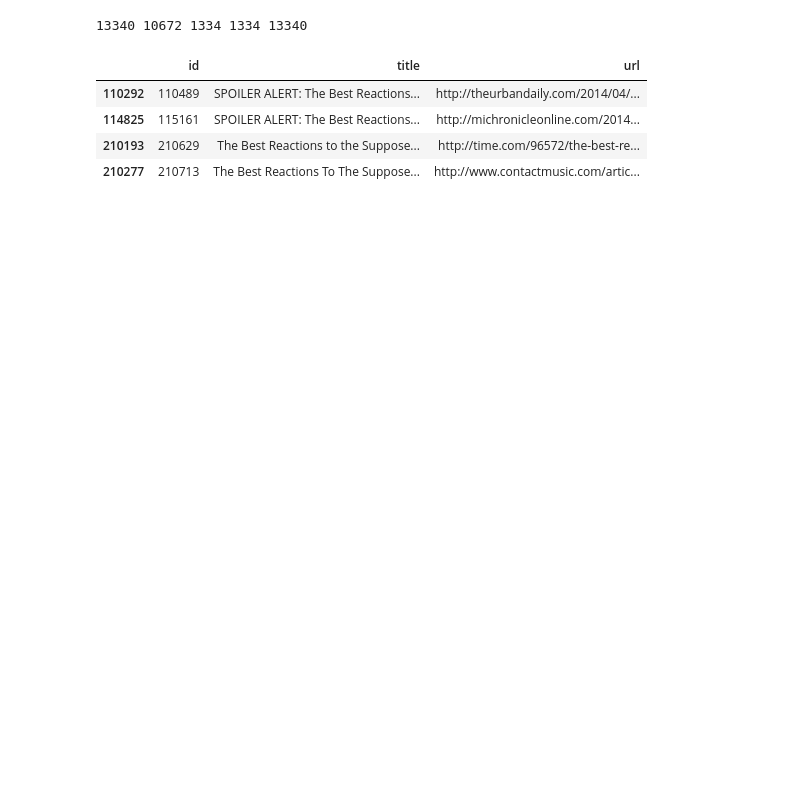
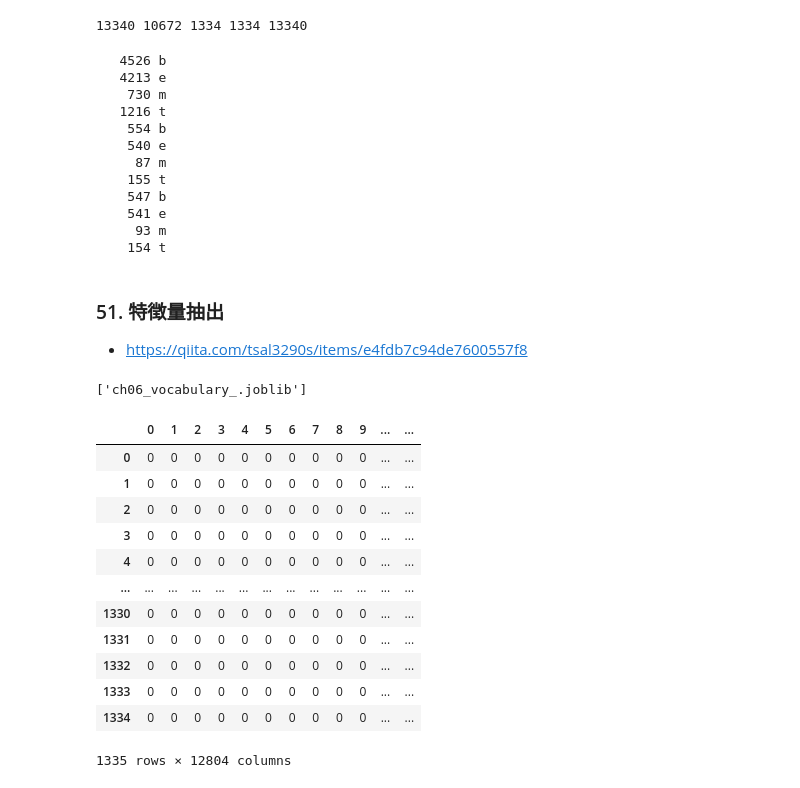
Before and after one commit to marzg510/mynlp100py, a Jupyter notebook: ch06.ipynb, the cells around one changed output. Cells and saved outputs as stored; diff of their text form; code cells hidden in the pictures; blank space fills up the shorter version.

```diff
--- a/ch06.ipynb
+++ b/ch06.ipynb
@@ -66,14 +54,62 @@ test_df[["category","title"]].to_csv('test.txt',sep='\t',index=False,header=Fals
 
 #train_df["category"].unique()
 #train_df.query("title.str.contains('The Best Reactions')",engine='python')[["id","title","url"]]
-df_org.query("title.str.contains('The Best Reactions')",engine='python')[["id","title","url"]]
+#df_org.query("title.str.contains('The Best Reactions')",engine='python')[["id","title","url"]]
 
-#!cat train.txt | cut -f 1 | sort | uniq -c
-#!cat valid.txt | cut -f 1 | sort | uniq -c
-#!cat test.txt | cut -f 1 | sort | uniq -c
+!cat train.txt | cut -f 1 | sort | uniq -c
+!cat valid.txt | cut -f 1 | sort | uniq -c
+!cat test.txt | cut -f 1 | sort | uniq -c
 # %% [output]
-|  | id | title | url |
-| 110292 | 110489 | SPOILER ALERT: The Best Reactions... | http://theurbandaily.com/2014/04/... |
-| 114825 | 115161 | SPOILER ALERT: The Best Reactions... | http://michronicleonline.com/2014... |
-| 210193 | 210629 | The Best Reactions to the Suppose... | http://time.com/96572/the-best-re... |
-| 210277 | 210713 | The Best Reactions To The Suppose... | http://www.contactmusic.com/artic... |
+   4526 b
+   4213 e
+    730 m
+   1216 t
+    554 b
+    540 e
+     87 m
+    155 t
+    547 b
+    541 e
+     93 m
+    154 t
+# %%
+# 読み込み直し
+train_df = pd.read_table('train.txt', header=None, names=["category","title"])
+valid_df = pd.read_table('valid.txt', header=None, names=["category","title"])
+test_df = pd.read_table('test.txt', header=None, names=["category","title"])
+# %% [markdown]
+
+### 51. 特徴量抽出
+
+- <https://qiita.com/tsal3290s/items/e4fdb7c94de7600557f8>
+# %%
+from sklearn.feature_extraction.text import CountVectorizer
+import numpy as np
+import joblib
+
+vectorizer = CountVectorizer()
+X_train = vectorizer.fit_transform(train_df['title'])
+X_valid = vectorizer.transform(valid_df['title'])
+X_test = vectorizer.transform(test_df['title'])
+np.savetxt('train.feature.txt', X_train.toarray(), fmt='%d') # スパース行列から密行列に変換
+np.savetxt('valid.feature.txt', X_valid.toarray(), fmt='%d')
+np.savetxt('test.feature.txt', X_test.toarray(), fmt='%d')
+joblib.dump(vectorizer.vocabulary_, 'ch06_vocabulary_.joblib')
+# %% [output]
+['ch06_vocabulary_.joblib']
+# %%
+pd.DataFrame(X_test.toarray())
+# %% [output]
+|  | 0 | 1 | 2 | 3 | 4 | 5 | 6 | 7 | 8 | 9 | ... | ... |
+| 0 | 0 | 0 | 0 | 0 | 0 | 0 | 0 | 0 | 0 | 0 | ... | ... |
+| 1 | 0 | 0 | 0 | 0 | 0 | 0 | 0 | 0 | 0 | 0 | ... | ... |
+| 2 | 0 | 0 | 0 | 0 | 0 | 0 | 0 | 0 | 0 | 0 | ... | ... |
+| 3 | 0 | 0 | 0 | 0 | 0 | 0 | 0 | 0 | 0 | 0 | ... | ... |
+| 4 | 0 | 0 | 0 | 0 | 0 | 0 | 0 | 0 | 0 | 0 | ... | ... |
+| ... | ... | ... | ... | ... | ... | ... | ... | ... | ... | ... | ... | ... |
+| 1330 | 0 | 0 | 0 | 0 | 0 | 0 | 0 | 0 | 0 | 0 | ... | ... |
+| 1331 | 0 | 0 | 0 | 0 | 0 | 0 | 0 | 0 | 0 | 0 | ... | ... |
+| 1332 | 0 | 0 | 0 | 0 | 0 | 0 | 0 | 0 | 0 | 0 | ... | ... |
+| 1333 | 0 | 0 | 0 | 0 | 0 | 0 | 0 | 0 | 0 | 0 | ... | ... |
+| 1334 | 0 | 0 | 0 | 0 | 0 | 0 | 0 | 0 | 0 | 0 | ... | ... |
+1335 rows × 12804 columns
```
Also changed, not shown: parts of 7 cells of this notebook, 2 other files.
